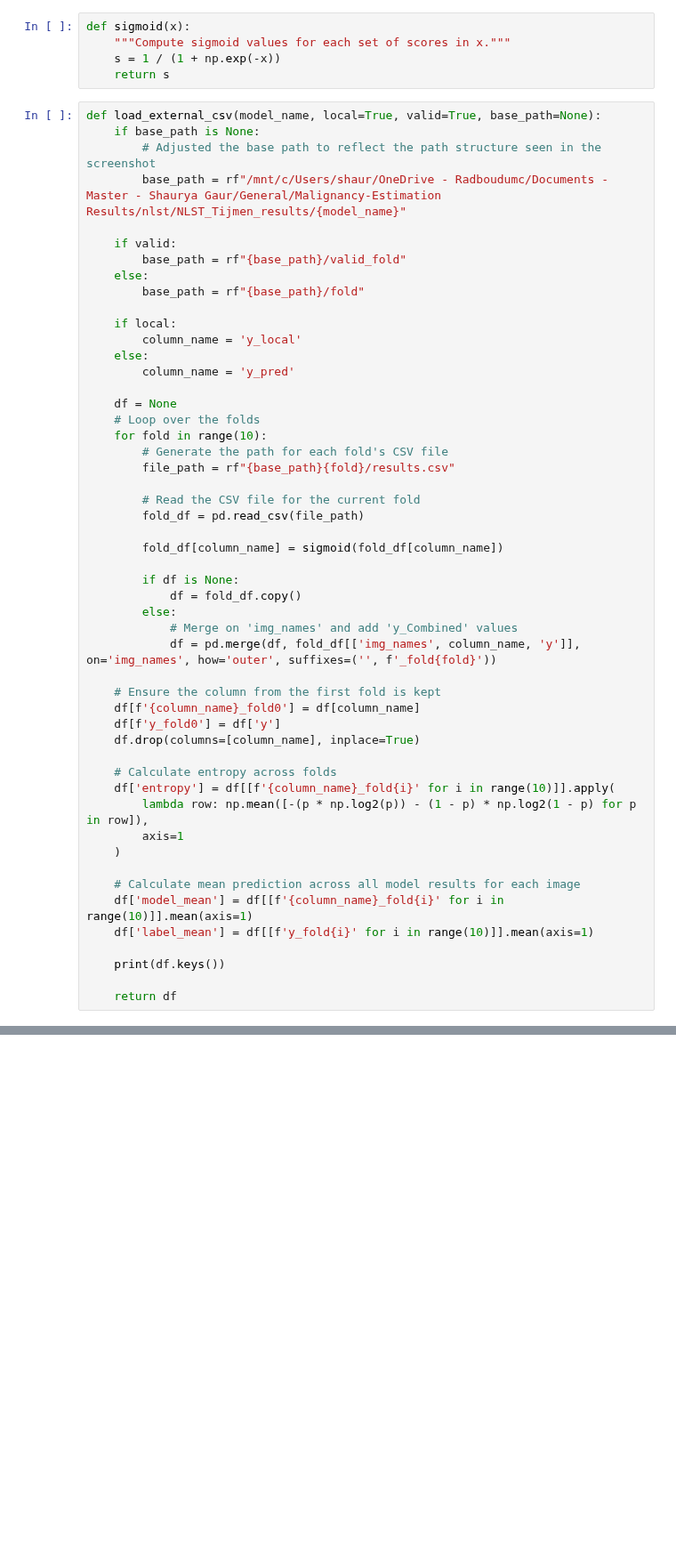
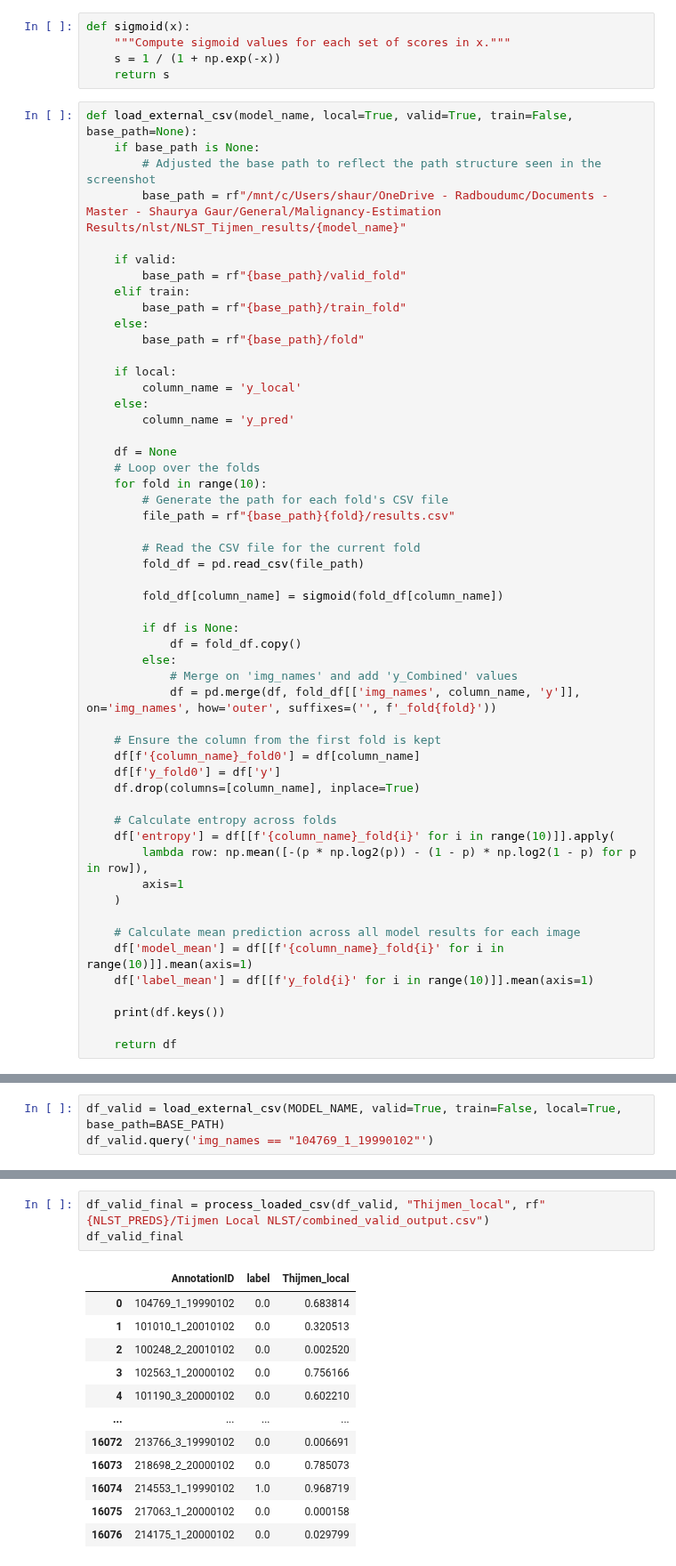
Before and after one commit to DIAGNijmegen/bodyct-lung-malignancy-fairness, a Jupyter notebook: nlst/nlst_thijmen.ipynb, the cells around one changed output, grey strips where cells are left out. Shown at 89% size. Saved outputs shown, nothing was run; the diff lists cells and outputs as text; blank space fills up the shorter version.

```diff
--- a/nlst/nlst_thijmen.ipynb
+++ b/nlst/nlst_thijmen.ipynb
@@ -28,13 +28,15 @@ def sigmoid(x):
     s = 1 / (1 + np.exp(-x))
     return s
 # %%
-def load_external_csv(model_name, local=True, valid=True, base_path=None):
+def load_external_csv(model_name, local=True, valid=True, train=False, base_path=None):
     if base_path is None:
         # Adjusted the base path to reflect the path structure seen in the screenshot
         base_path = rf"/mnt/c/Users/shaur/OneDrive - Radboudumc/Documents - Master - Shaurya Gaur/General/Malignancy-Estimation Results/nlst/NLST_Tijmen_results/{model_name}"
 
     if valid:
         base_path = rf"{base_path}/valid_fold"
+    elif train:
+        base_path = rf"{base_path}/train_fold"
     else:
         base_path = rf"{base_path}/fold"
 
@@ -80,0 +96,3 @@ def load_external_csv(model_name, local=True, valid=True, base_path=None):
+# %%
+df_valid = load_external_csv(MODEL_NAME, valid=True, train=False, local=True, base_path=BASE_PATH)
+df_valid.query('img_names == "104769_1_19990102"')
@@ -216,0 +123,16 @@ print("total length:", total_len)
+# %%
+df_valid_final = process_loaded_csv(df_valid, "Thijmen_local", rf"{NLST_PREDS}/Tijmen Local NLST/combined_valid_output.csv")
+df_valid_final
+# %% [output]
+|  | AnnotationID | label | Thijmen_local |
+| 0 | 104769_1_19990102 | 0.0 | 0.683814 |
+| 1 | 101010_1_20010102 | 0.0 | 0.320513 |
+| 2 | 100248_2_20010102 | 0.0 | 0.002520 |
+| 3 | 102563_1_20000102 | 0.0 | 0.756166 |
+| 4 | 101190_3_20000102 | 0.0 | 0.602210 |
+| ... | ... | ... | ... |
+| 16072 | 213766_3_19990102 | 0.0 | 0.006691 |
+| 16073 | 218698_2_20000102 | 0.0 | 0.785073 |
+| 16074 | 214553_1_19990102 | 1.0 | 0.968719 |
+| 16075 | 217063_1_20000102 | 0.0 | 0.000158 |
+| 16076 | 214175_1_20000102 | 0.0 | 0.029799 |
```
Also changed, not shown: parts of 15 cells of this notebook, 4 other files.
